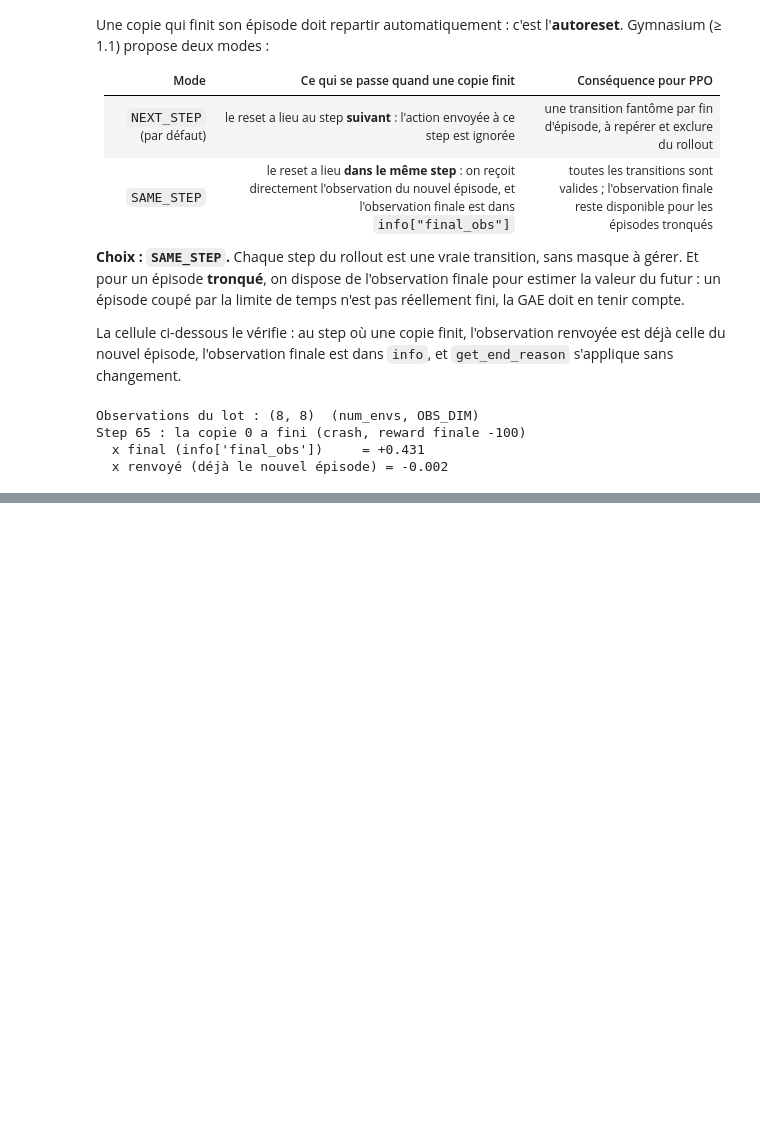
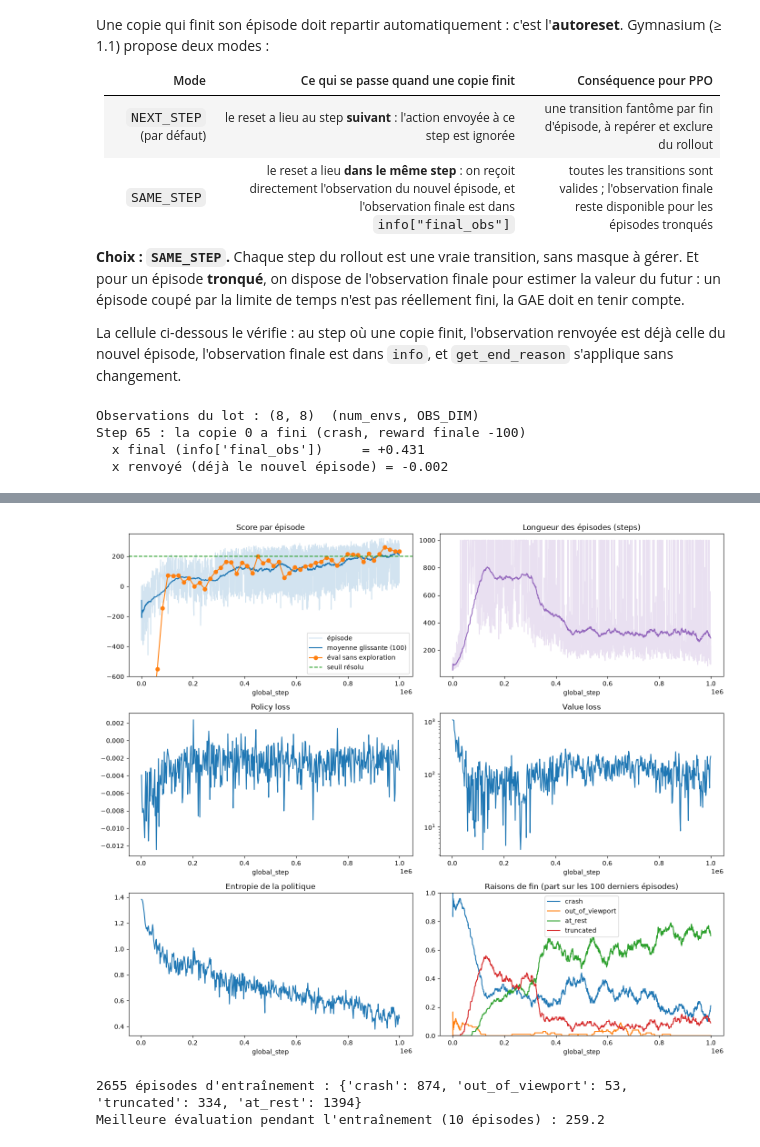
Before and after one commit to chrisrny/StartTrek, a Jupyter notebook: ppo.ipynb, the cells around one changed output, grey strips where cells are left out. Drawn from its saved outputs; the diff is of its cells as text; code cells hidden in the pictures; blank space fills up the shorter version.

Commit message:
feat(ppo): actor-critic, GAE, loss clippée, boucle d'entraînement et animation d'un atterrissage

```diff
--- a/ppo.ipynb
+++ b/ppo.ipynb
@@ -30,7 +37,7 @@ import numpy as np
 import torch
 
 # Paramètres globaux
-TRAIN = True                      # False : recharger les résultats au lieu de réentraîner
+TRAIN = False                     # False : recharger les résultats au lieu de réentraîner
 SEEDS = [0, 1, 2]                 # seeds communes (contrat)
 ENV_ID = "LunarLander-v3"
 RESULTS_DIR = Path("results/ppo")
@@ -358,0 +705,14 @@ Prochaines sections : actor-critic, rollout storage, GAE, loss combinée, boucle
+# %%
+TRAIN_SEED = SEEDS[0]
+train_path = RESULTS_DIR / f"train_seed{TRAIN_SEED}.json"
+
+if TRAIN:
+    agent, train_logs = train(CONFIG, seed=TRAIN_SEED)
+    with open(train_path, "w") as f:
+        json.dump({"meta": {"algo": "ppo", "seed": TRAIN_SEED, "config": CONFIG, "gymnasium": gym.__version__},
+                   **train_logs}, f)
+    print(f"Logs exportés dans {train_path}")
+else:
+    with open(train_path) as f:
+        train_logs = json.load(f)
+    print(f"Logs rechargés depuis {train_path} (TRAIN = False)")
@@ -358,0 +725,63 @@ Prochaines sections : actor-critic, rollout storage, GAE, loss combinée, boucle
+# %%
+def moving_average(values, window=100):
+    """Moyenne glissante (fenêtre plus courte au début)."""
+    values = np.asarray(values, dtype=float)
+    cumsum = np.cumsum(np.insert(values, 0, 0.0))
+    out = np.empty_like(values)
+    for i in range(len(values)):
+        lo = max(0, i + 1 - window)
+        out[i] = (cumsum[i + 1] - cumsum[lo]) / (i + 1 - lo)
+    return out
+
+
+def plot_training(logs):
+    episodes, updates, evals = logs["episodes"], logs["updates"], logs["evals"]
+    ep_steps = [e["global_step"] for e in episodes]
+    up_steps = [u["global_step"] for u in updates]
+    fig, axes = plt.subplots(3, 2, figsize=(14, 12))
+
+    ax = axes[0, 0]
+    rewards = [e["reward"] for e in episodes]
+    ax.plot(ep_steps, rewards, alpha=0.2, color="tab:blue", label="épisode")
+    ax.plot(ep_steps, moving_average(rewards), color="tab:blue", label="moyenne glissante (100)")
+    ax.plot([e["global_step"] for e in evals], [e["mean_reward"] for e in evals], "o-", color="tab:orange", label="éval sans exploration")
+    ax.axhline(200, color="tab:green", linestyle="--", label="seuil résolu")
+    ax.set_title("Score par épisode")
+    ax.set_ylim(-600, 350)
+    ax.legend(loc="lower right")
+
+    ax = axes[0, 1]
+    lengths = [e["length"] for e in episodes]
+    ax.plot(ep_steps, lengths, alpha=0.2, color="tab:purple")
+    ax.plot(ep_steps, moving_average(lengths), color="tab:purple")
+    ax.set_title("Longueur des épisodes (steps)")
+
+    for ax, key, title in [(axes[1, 0], "policy_loss", "Policy loss"), (axes[1, 1], "value_loss", "Value loss"),
+                           (axes[2, 0], "entropy", "Entropie de la politique")]:
+        ax.plot(up_steps, [u[key] for u in updates])
+        ax.set_title(title)
+    axes[1, 1].set_yscale("log")
+
+    ax = axes[2, 1]
+    window = 100
+    for reason in END_REASONS:
+        flags = [1.0 if e["end_reason"] == reason else 0.0 for e in episodes]
+        ax.plot(ep_steps, moving_average(flags, window), label=reason)
+    ax.set_title(f"Raisons de fin (part sur les {window} derniers épisodes)")
+    ax.set_ylim(0, 1)
+    ax.legend()
+
+    for ax in axes.flat:
+        ax.set_xlabel("global_step")
+    plt.tight_layout()
+    plt.show()
+
+
+plot_training(train_logs)
+counts = Counter(e["end_reason"] for e in train_logs["episodes"])
+print(f"{len(train_logs['episodes'])} épisodes d'entraînement : {dict(counts)}")
+print(f"Meilleure évaluation pendant l'entraînement (10 épisodes) : {train_logs['best_eval']:.1f}")
+# %% [output]
+[figure, added]
+2655 épisodes d'entraînement : {'crash': 874, 'out_of_viewport': 53, 'truncated': 334, 'at_rest': 1394}
+Meilleure évaluation pendant l'entraînement (10 épisodes) : 259.2
```
Also changed, not shown: parts of 17 cells of this notebook, 5 other files.
